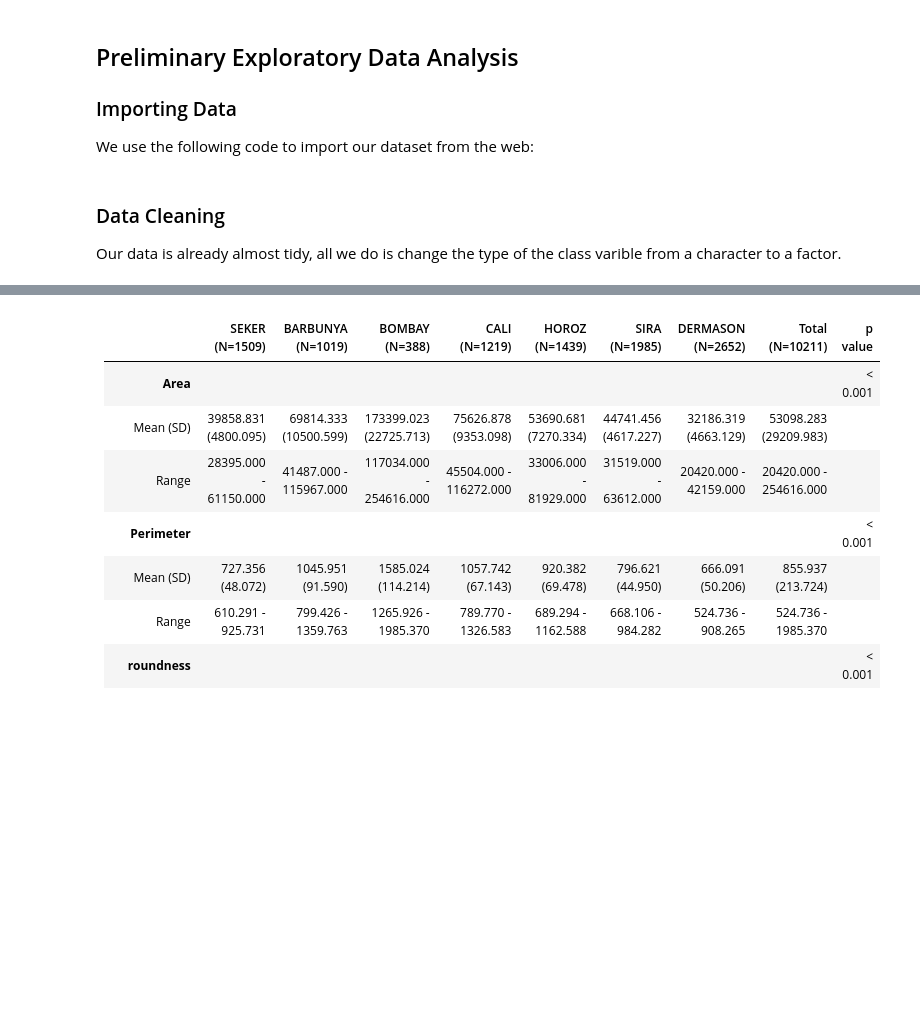
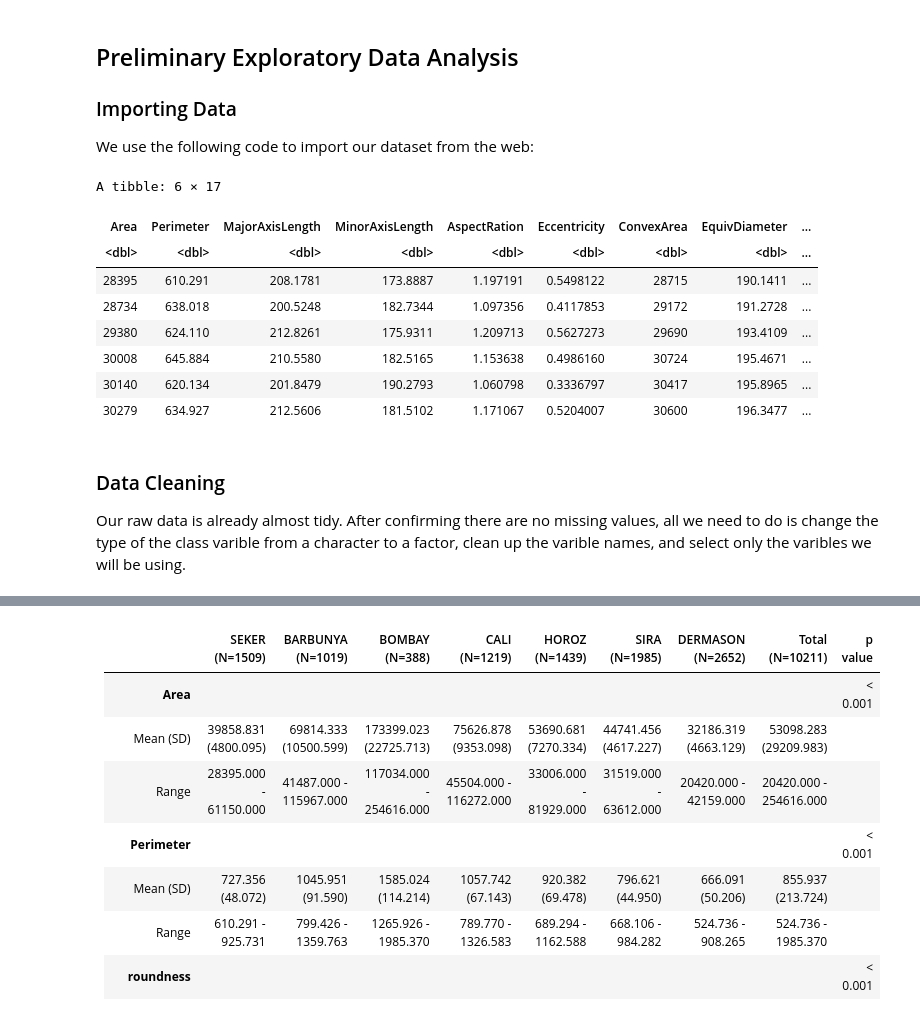
Before and after one commit to EdwardWangDataScience/Project_Proposal_Group_24, a Jupyter notebook: main/Group_Project_Proposal.ipynb, the cells around one changed output, grey strips where cells are left out. Saved outputs shown, nothing was run; the diff lists cells and outputs as text; code cells hidden in the pictures; blank space fills up the shorter version.

```diff
--- a/main/Group_Project_Proposal.ipynb
+++ b/main/Group_Project_Proposal.ipynb
@@ -43,9 +47,20 @@ We use the following code to import our dataset from the web:
 # %%
 url <- "https://archive.ics.uci.edu/ml/machine-learning-databases/00602/DryBeanDataset.zip"
 download.file(url, "data.zip")
 unzip("data.zip")
 beans_raw <- read_excel('./DryBeanDataset/Dry_Bean_Dataset.xlsx')
+head(beans_raw)
+# %% [output]
+A tibble: 6 × 17
+| Area | Perimeter | MajorAxisLength | MinorAxisLength | AspectRation | Eccentricity | ConvexArea | EquivDiameter | ... |
+| <dbl> | <dbl> | <dbl> | <dbl> | <dbl> | <dbl> | <dbl> | <dbl> | ... |
+| 28395 | 610.291 | 208.1781 | 173.8887 | 1.197191 | 0.5498122 | 28715 | 190.1411 | ... |
+| 28734 | 638.018 | 200.5248 | 182.7344 | 1.097356 | 0.4117853 | 29172 | 191.2728 | ... |
+| 29380 | 624.110 | 212.8261 | 175.9311 | 1.209713 | 0.5627273 | 29690 | 193.4109 | ... |
+| 30008 | 645.884 | 210.5580 | 182.5165 | 1.153638 | 0.4986160 | 30724 | 195.4671 | ... |
+| 30140 | 620.134 | 201.8479 | 190.2793 | 1.060798 | 0.3336797 | 30417 | 195.8965 | ... |
+| 30279 | 634.927 | 212.5606 | 181.5102 | 1.171067 | 0.5204007 | 30600 | 196.3477 | ... |
 # %% [markdown]
 ### Data Cleaning
 
-Our data is already almost tidy, all we do is change the type of the class varible from a character to a factor.
+Our raw data is already almost tidy. After confirming there are no missing values, all we need to do is change the type of the class varible from a character to a factor, clean up the varible names, and select only the varibles we will be using.
```
Also changed, not shown: parts of 15 cells of this notebook.
